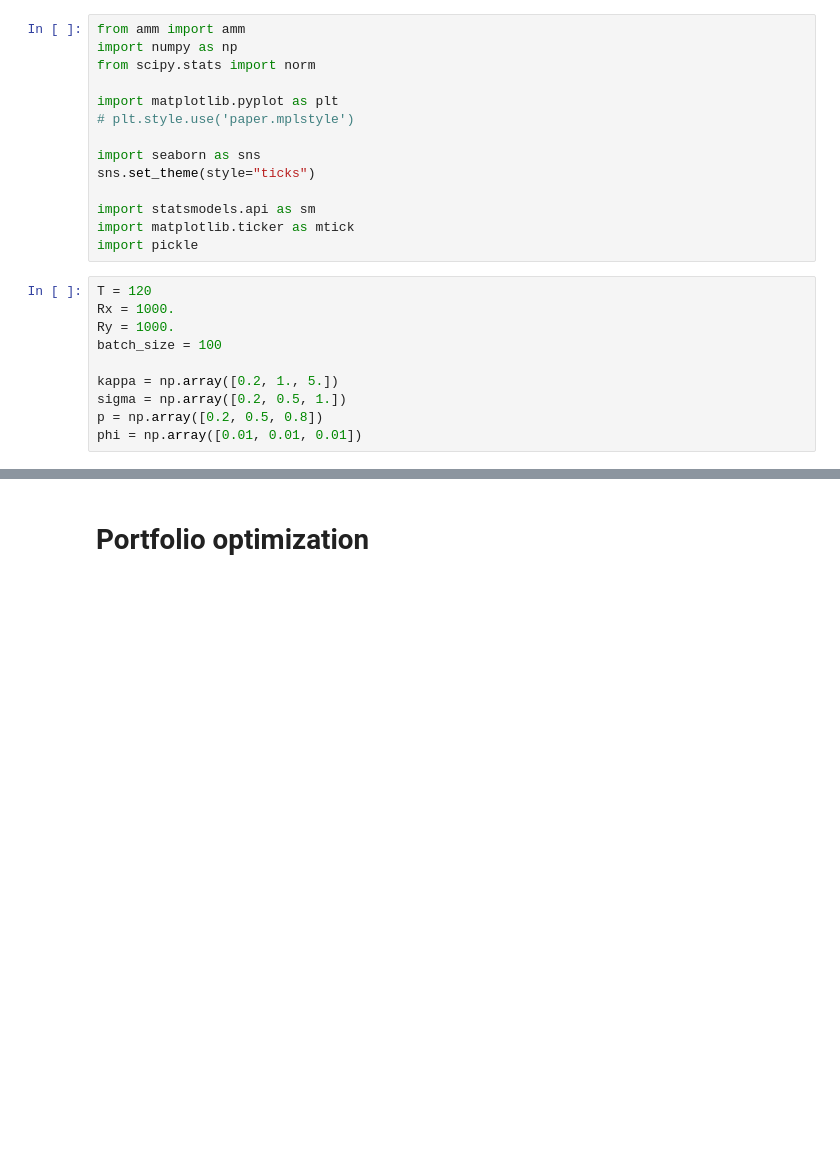
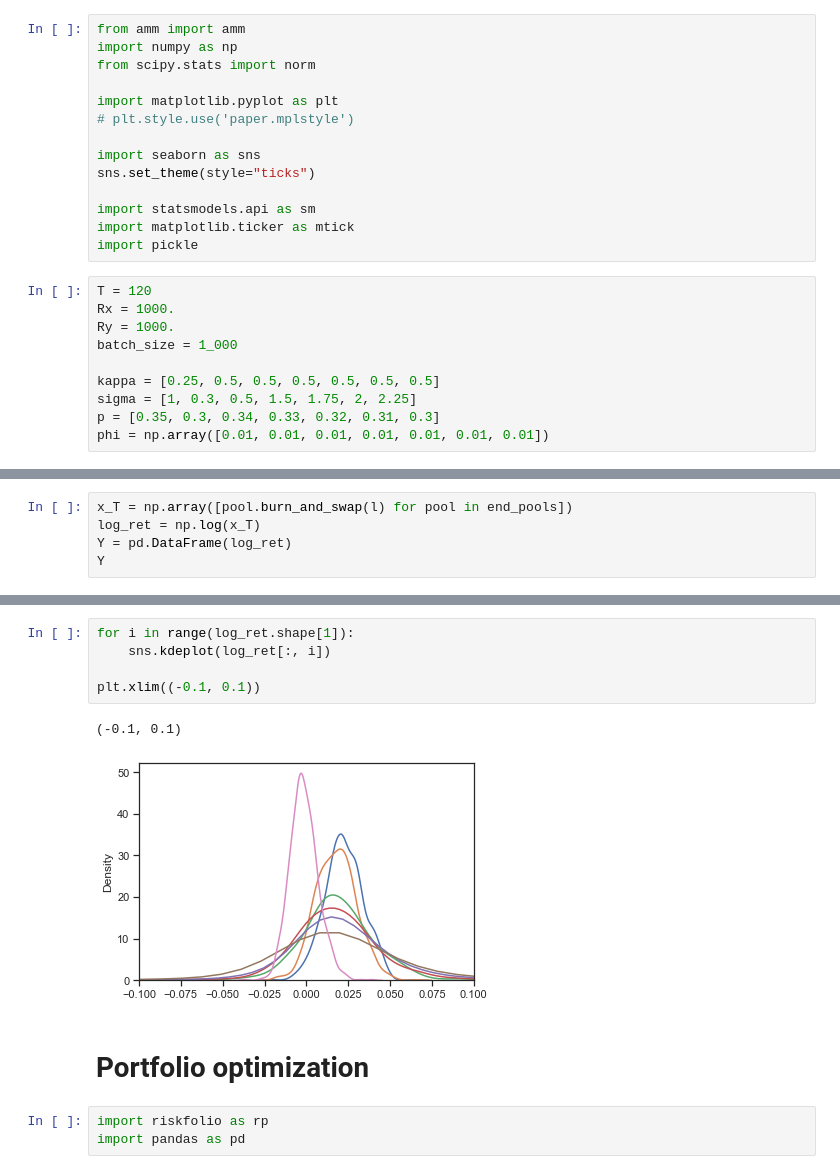
Before and after one commit to starovoitovs/defi, a Jupyter notebook: generator_cvar.ipynb, the cells around one changed output, grey strips where cells are left out. Cells and saved outputs as stored; diff of their text form; blank space fills up the shorter version.

```diff
--- a/generator_cvar.ipynb
+++ b/generator_cvar.ipynb
@@ -16,12 +16,12 @@ import pickle
 T = 120
 Rx = 1000.
 Ry = 1000.
-batch_size = 100
+batch_size = 1_000
 
-kappa = np.array([0.2, 1., 5.])
-sigma = np.array([0.2, 0.5, 1.])
-p = np.array([0.2, 0.5, 0.8])
-phi = np.array([0.01, 0.01, 0.01])
+kappa = [0.25, 0.5, 0.5, 0.5, 0.5, 0.5, 0.5]
+sigma = [1, 0.3, 0.5, 1.5, 1.75, 2, 2.25]
+p = [0.35, 0.3, 0.34, 0.33, 0.32, 0.31, 0.3]
+phi = np.array([0.01, 0.01, 0.01, 0.01, 0.01, 0.01, 0.01])
 # %%
 ''' Initial reserves '''
 Rx0   = np.repeat(Rx, len(kappa))
@@ -44,0 +35,5 @@ log_ret = np.log(np.array([pool.Rx / pool.Ry for pool in end_pools]))
+# %%
+x_T = np.array([pool.burn_and_swap(l) for pool in end_pools])
+log_ret = np.log(x_T)
+Y = pd.DataFrame(log_ret)
+Y
@@ -45,2 +54,13 @@ log_ret = np.log(np.array([pool.Rx / pool.Ry for pool in end_pools]))
+# %%
+for i in range(log_ret.shape[1]):
+    sns.kdeplot(log_ret[:, i])
+
+plt.xlim((-0.1, 0.1))
+# %% [output]
+(-0.1, 0.1)
+[figure, added]
 # %% [markdown]
 # Portfolio optimization
+# %%
+import riskfolio as rp
+import pandas as pd
```
Also changed, not shown: parts of 4 cells of this notebook, 1 other file.
